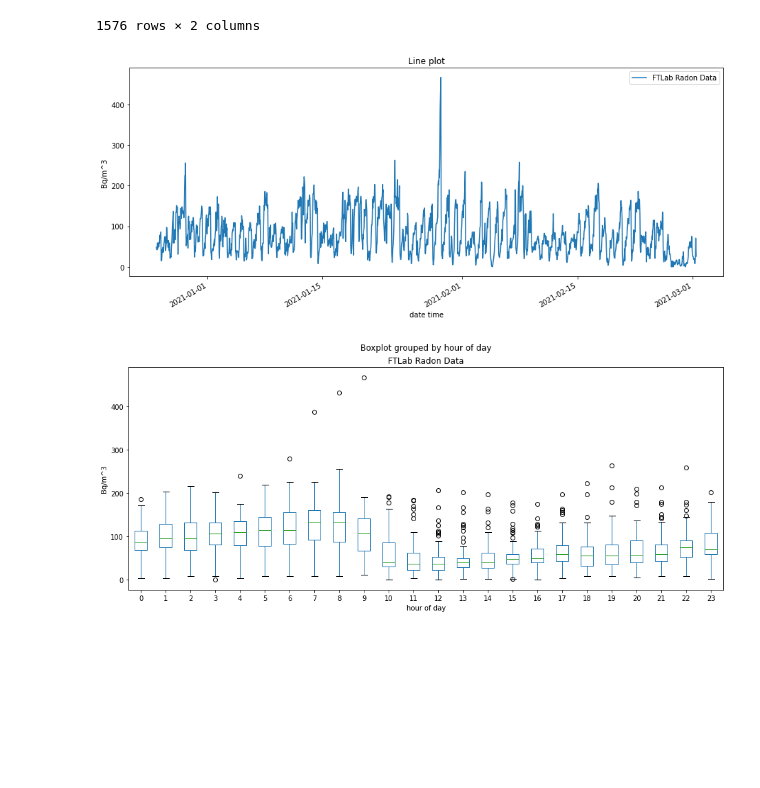
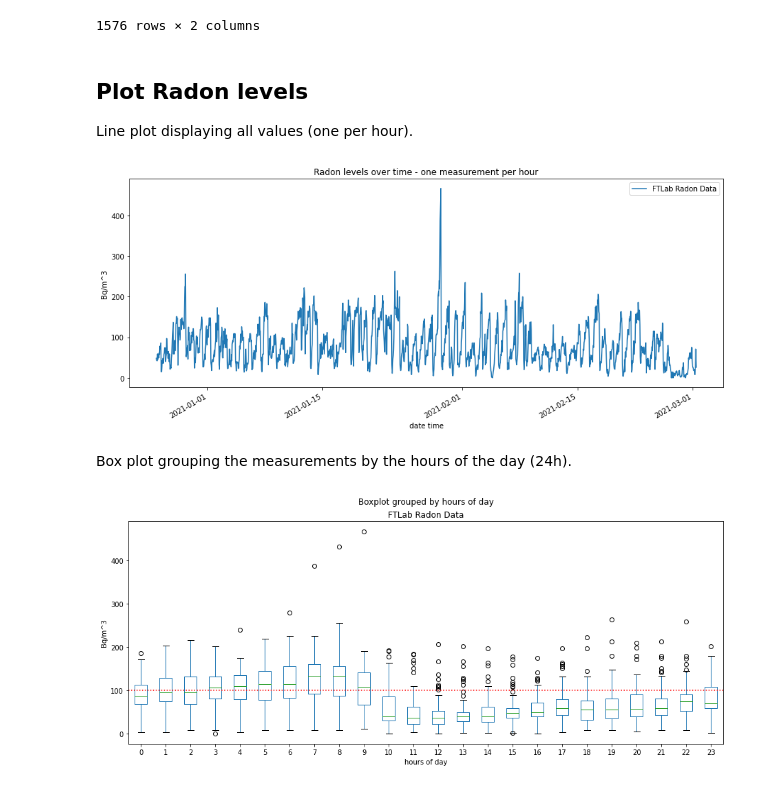
Before and after one commit to ai2ys/FTLab-Radon-Eye-evaluate-log, a Jupyter notebook: EvaluateLog.ipynb, the cells around one changed output. Saved outputs shown, nothing was run; the diff lists cells and outputs as text; code cells hidden in the pictures; blank space fills up the shorter version.

```diff
--- a/EvaluateLog.ipynb
+++ b/EvaluateLog.ipynb
@@ -79,7 +105,8 @@ Number of measurements: '1576'
 # %%
-# get all indices that container measurement values
+# regex for index column, indicating measurement value rows
 re_step = '([0-9]+)\\)'
-#df_step = df.index.str.extract(re_step).dropna()
-index_step = df.index.str.contains(re_step, regex=True)
-index_step
+
+#index_step = df.index.str.contains(re_step, regex=True)
+index_step = df.index.str.extract(re_step).dropna().index
+display(index_step)
 # %% [output]
@@ -109,29 +139,35 @@ df_
 | 1575) | 71 | 2021-03-01 09:09:21 |
 | 1576) | 26 | 2021-03-01 10:09:21 |
 1576 rows × 2 columns
+# %% [markdown]
+## Plot Radon levels
+Line plot displaying all values (one per hour).
 # %%
 fig, ax = plt.subplots(figsize=(15,6))
 df_.plot.line(
     y='FTLab Radon Data',
     x='date_time',
     ax=ax, grid=False)
 ax.set_xlabel("date time")
 ax.set_ylabel("Bq/m^3")
-ax.set_title("Line plot")
+ax.set_title("Radon levels over time - one measurement per hour")
 plt.show()
 
-fig.savefig('lineplot.svg', facecolor='white', transparent=False)
+fig.savefig('plot_lineplot.svg', facecolor='white', transparent=False)
 # %% [output]
-[figure, old version]
+[figure, new version]
+# %% [markdown]
+Box plot grouping the measurements by the hours of the day (24h).
 # %%
 df_.set_index(df_.date_time, inplace=True)
-df_['hour of day']= df_.index.hour
+df_['hours of day']= df_.index.hour
 
 fig, ax = plt.subplots(figsize=(15,6))
-df_.boxplot(by='hour of day', ax=ax, grid=False)
-ax.set_xlabel("hour of day")
+df_.boxplot(by='hours of day', ax=ax, grid=False)
+ax.set_xlabel("hours of day")
 ax.set_ylabel("Bq/m^3")
+ax.hlines(y=100, xmin=0.5, xmax=24.5, linestyle=':', color='r')
 plt.show()
-fig.savefig('boxplot.svg', facecolor='white', transparent=False)
+fig.savefig('plot_boxplot.svg', facecolor='white', transparent=False)
 # %% [output]
-[figure, old version]
+[figure, new version]
```
Also changed, not shown: parts of 13 cells of this notebook, 2 other files.
